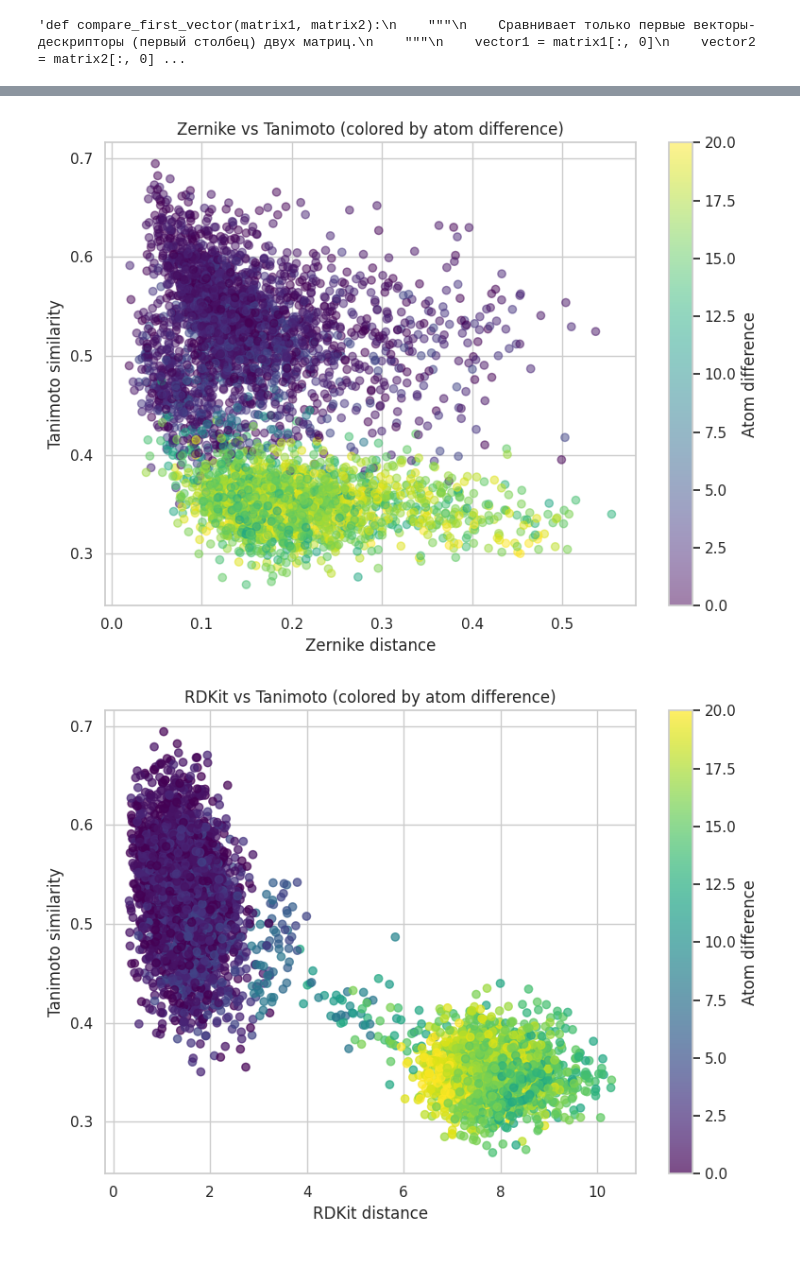
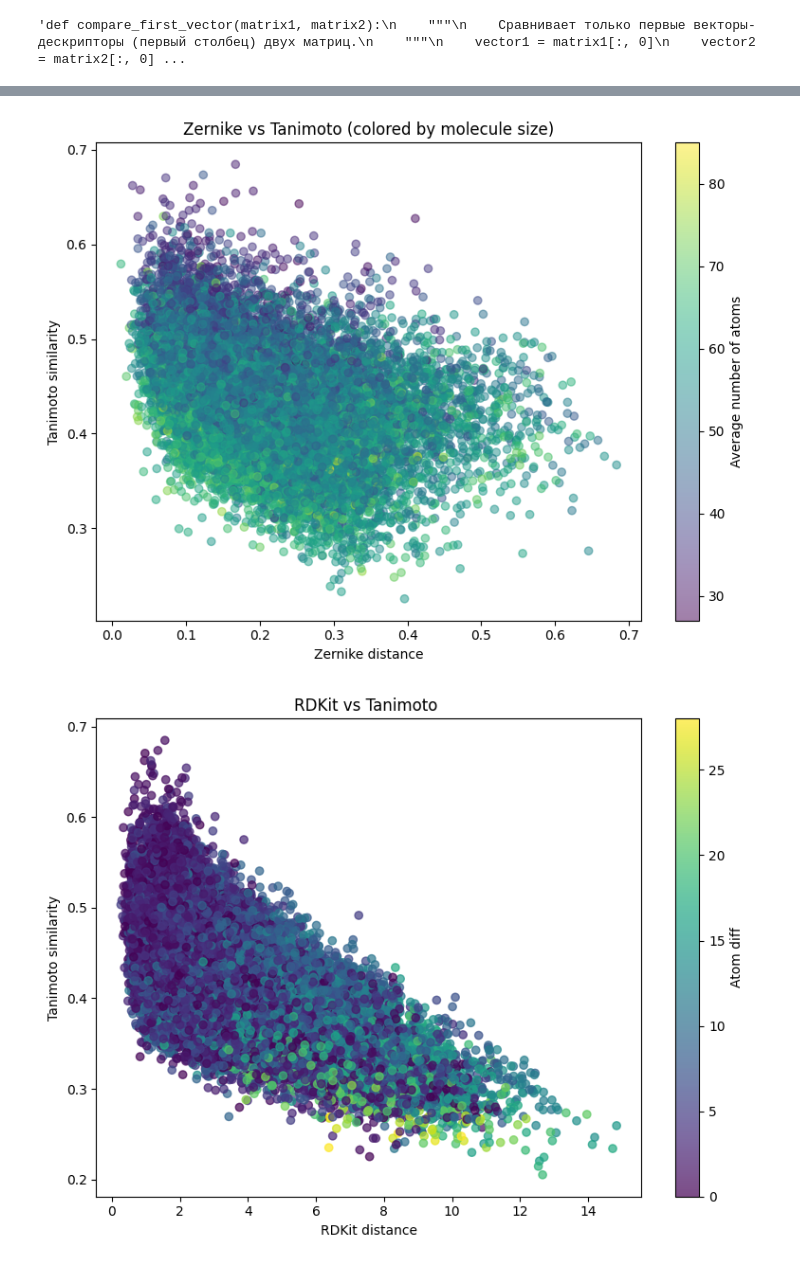
Before and after one commit to Masha1313/thesis-project, a Jupyter notebook: z3dzernike.ipynb, the cells around one changed output, grey strips where cells are left out. Cells and saved outputs as stored; diff of their text form; code cells hidden in the pictures.

Commit message:
random pairs

```diff
--- a/z3dzernike.ipynb
+++ b/z3dzernike.ipynb
@@ -450,6 +468,9 @@ df_results = pd.DataFrame({
     'atom_diff': atom_diff_list
 })
 
+df_results['combined'] = df_results['zernike'] + 0.1 * df_results['rdkit']
+df_small = df_results[df_results['atom_diff'] <= 4].copy()
+
 # Вывод первых строк для проверки
 print(df_results.head())
 # %% [output]
@@ -481,0 +516,15 @@ RDKit_Tanimoto_Sim     -0.429588       -0.797592            1.000000
+# %%
+def compute_pair_size(df):
+    sizes = []
+
+    for pair_id in df['id']:
+        i, j = map(int, pair_id.split('_'))
+        n_i = m_list[i].GetNumAtoms()
+        n_j = m_list[j].GetNumAtoms()
+
+        sizes.append((n_i + n_j) / 2)  # средний размер
+
+    return sizes
+
+df_small['pair_size'] = compute_pair_size(df_small)
+df_results['pair_size'] = compute_pair_size(df_results)
@@ -485,42 +553,83 @@ import matplotlib.pyplot as plt
 plt.figure(figsize=(8,6))
 
 scatter = plt.scatter(
-    df_results['zernike'],
-    df_results['tanimoto'],
-    c=df_results['atom_diff'],
+    df_small['zernike'],
+    df_small['tanimoto'],
+    c=df_small['pair_size'],
     cmap='viridis',
     alpha=0.5
 )
 
 plt.xlabel('Zernike distance')
 plt.ylabel('Tanimoto similarity')
-plt.title('Zernike vs Tanimoto (colored by atom difference)')
+plt.title('Zernike vs Tanimoto (colored by molecule size)')
 
 cbar = plt.colorbar(scatter)
-cbar.set_label('Atom difference')
+cbar.set_label('Average number of atoms')
 
 plt.tight_layout()
 plt.show()
 
 plt.figure(figsize=(8,6))
 
 scatter = plt.scatter(
     df_results['rdkit'],
     df_results['tanimoto'],
     c=df_results['atom_diff'],
     cmap='viridis',
     alpha=0.7
 )
 
 plt.xlabel('RDKit distance')
 plt.ylabel('Tanimoto similarity')
+plt.title('RDKit vs Tanimoto ')
+
+cbar = plt.colorbar(scatter)
+cbar.set_label('Atom diff')
+
+plt.tight_layout()
+plt.show()
+plt.figure(figsize=(8,6))
+
+scatter = plt.scatter(
+    df_results['rdkit'],
+    df_results['tanimoto'],
+    c=df_results['pair_size'],
+    cmap='viridis',
+    alpha=0.7
+)
+
+plt.xlabel('RDKit distance')
+plt.ylabel('Tanimoto similarity')
 plt.title('RDKit vs Tanimoto (colored by atom difference)')
+
+cbar = plt.colorbar(scatter)
+cbar.set_label('Atom numbers')
+
+plt.tight_layout()
+plt.show()
+
+import matplotlib.pyplot as plt
+
+plt.figure(figsize=(8,6))
+
+scatter = plt.scatter(
+    df_results['combined'],
+    df_results['tanimoto'],
+    c=df_results['atom_diff'],
+    cmap='viridis',
+    alpha=0.7
+)
+
+plt.xlabel('Combined distance (Zernike + alpha * RDKit)')
+plt.ylabel('Tanimoto similarity')
+plt.title(f'Combined vs Tanimoto (colored by atom difference)')
 
 cbar = plt.colorbar(scatter)
 cbar.set_label('Atom difference')
 
 plt.tight_layout()
 plt.show()
 # %% [output]
-[figure, old version]
+[figure, new version]
-[figure, old version]
+[figure, new version]
```
Also changed, not shown: parts of 14 cells of this notebook, 8 other files.
